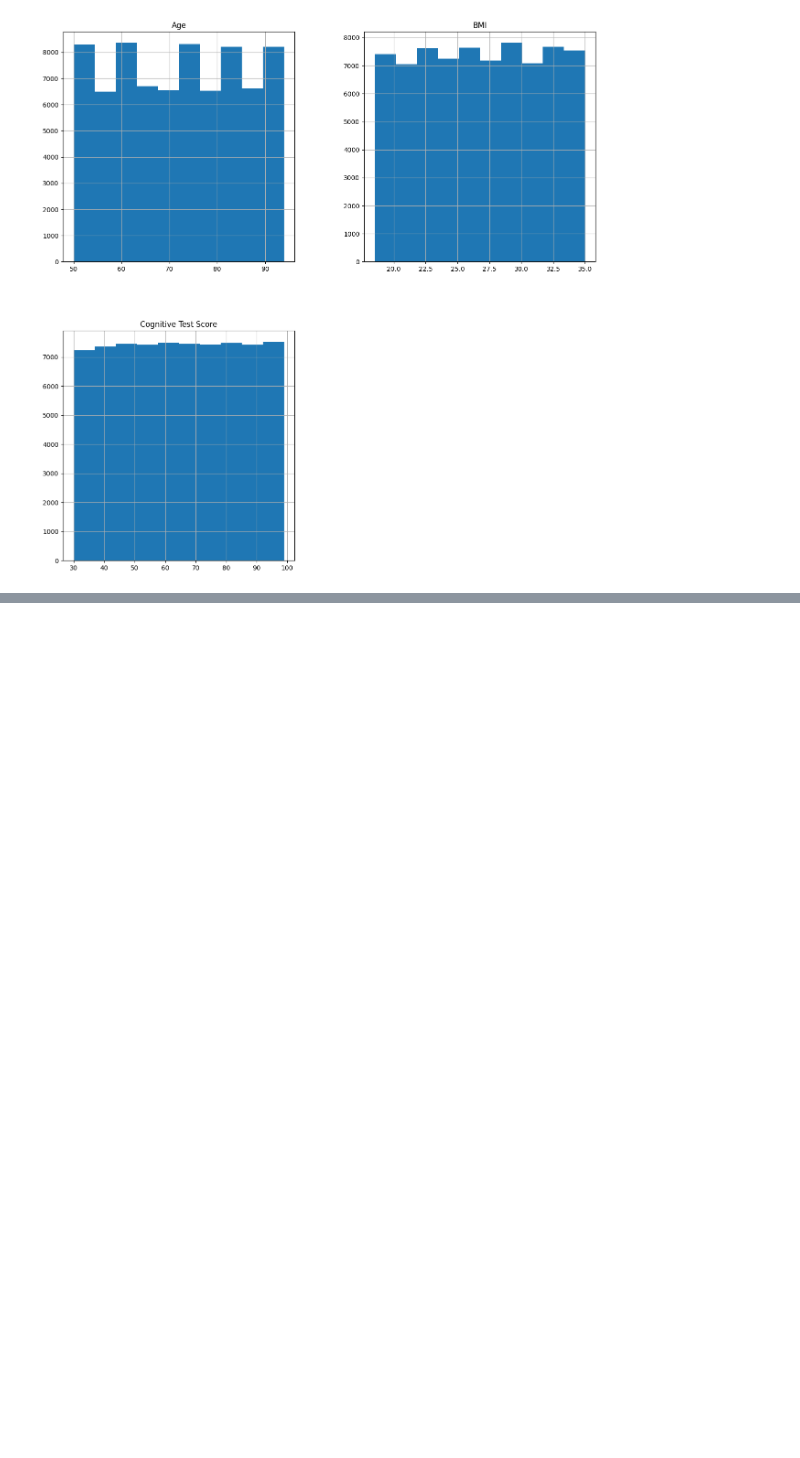
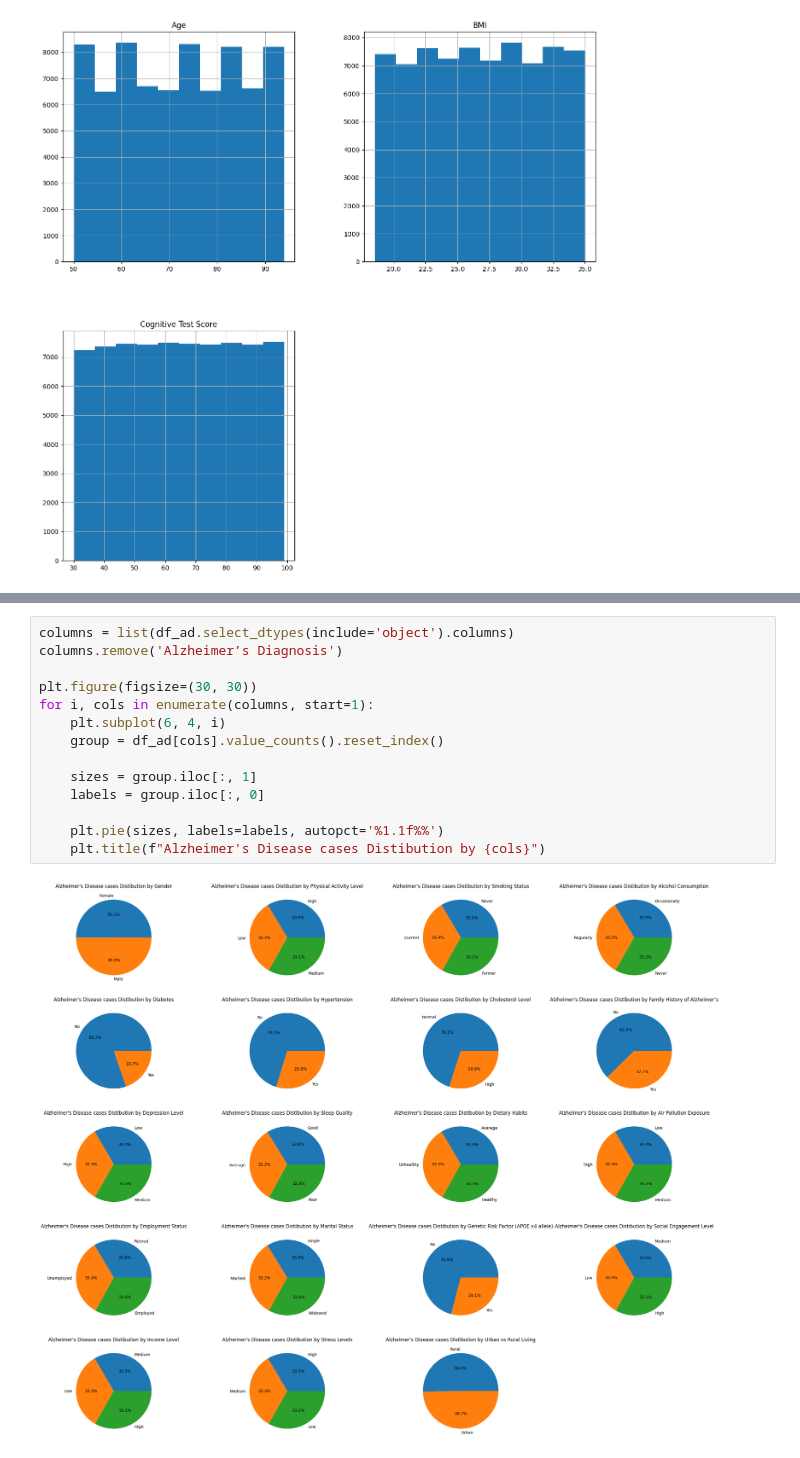
Before and after one commit to KryptoAT/Data-Analysis-Science-Projects, a Jupyter notebook: Exploratory_Data_Analysis/alzheimers_prediction.ipynb, the cells around one changed output, grey strips where cells are left out. Drawn from its saved outputs; the diff is of its cells as text; blank space fills up the shorter version.

```diff
--- a/Exploratory_Data_Analysis/alzheimers_prediction.ipynb
+++ b/Exploratory_Data_Analysis/alzheimers_prediction.ipynb
@@ -158,0 +180,16 @@ for i, cols in enumerate(columns, start=1):
+# %%
+columns = list(df_ad.select_dtypes(include='object').columns)
+columns.remove('Alzheimer’s Diagnosis')
+
+plt.figure(figsize=(30, 30))
+for i, cols in enumerate(columns, start=1):
+    plt.subplot(6, 4, i)
+    group = df_ad[cols].value_counts().reset_index()
+
+    sizes = group.iloc[:, 1]
+    labels = group.iloc[:, 0]
+
+    plt.pie(sizes, labels=labels, autopct='%1.1f%%')
+    plt.title(f"Alzheimer's Disease cases Distibution by {cols}")
+# %% [output]
+[figure, added]
```
Also changed, not shown: parts of 43 cells of this notebook.
